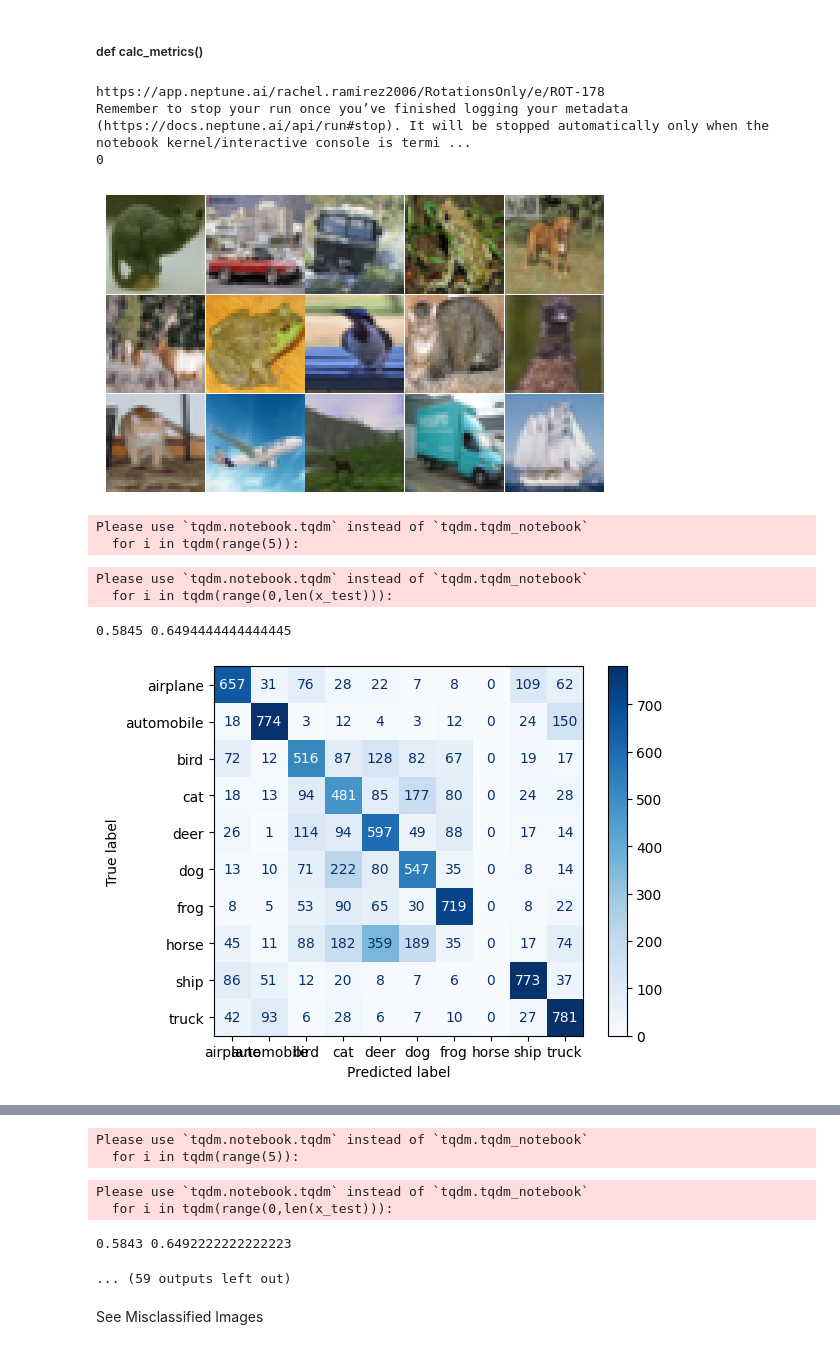
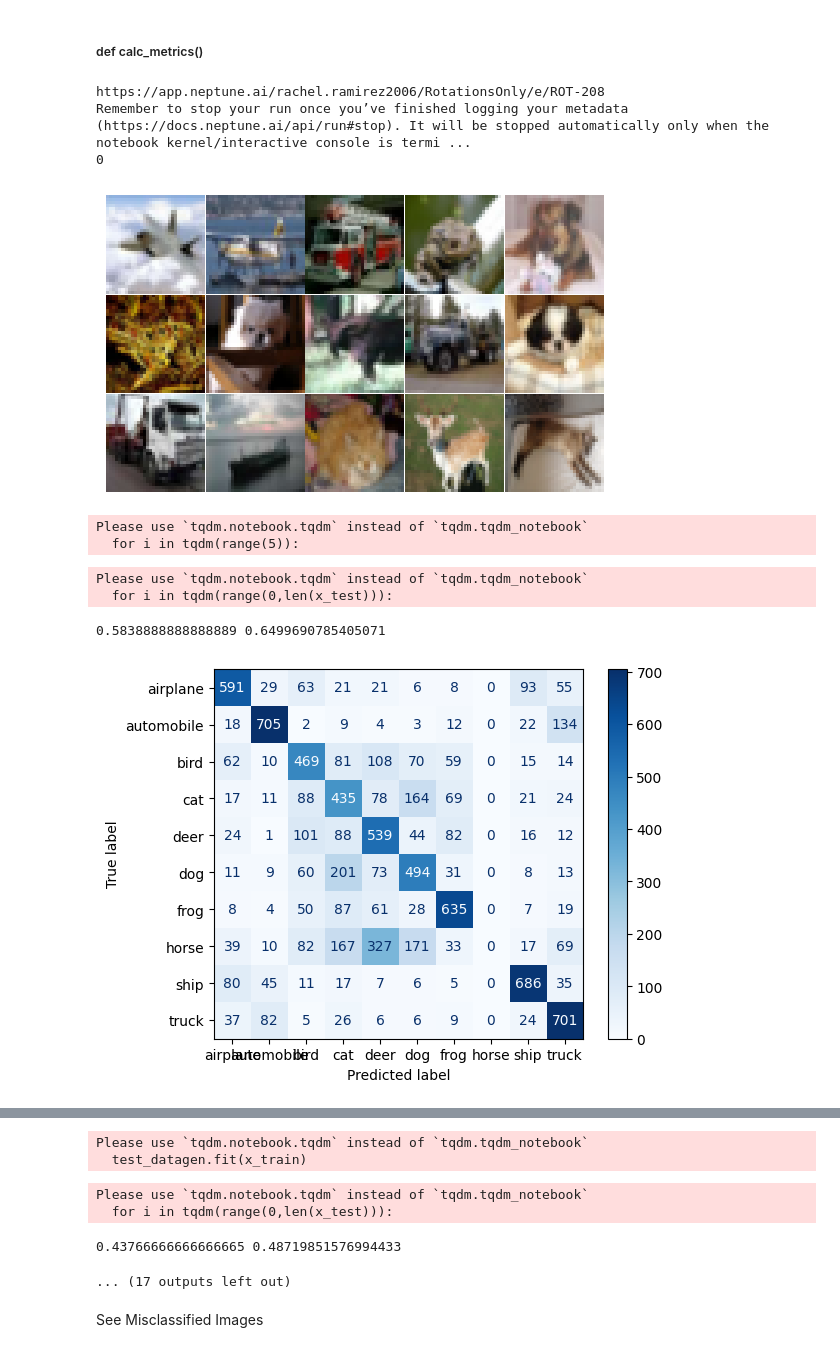
Before and after one commit to RachelRamirez/tta, a Jupyter notebook: TTA_experiments_only.ipynb, the cells around one changed output, grey strips where cells are left out. Saved outputs shown, nothing was run; the diff lists cells and outputs as text; code cells hidden in the pictures.

```diff
--- a/TTA_experiments_only.ipynb
+++ b/TTA_experiments_only.ipynb
@@ -183,17 +183,32 @@ Now you split the new training dataset without the horses randomly into a train
 # %%
 from sklearn.model_selection import train_test_split
 x_train, x_val, y_train, y_val = train_test_split(x_train_no_horse, y_train_no_horse, test_size=0.4, random_state=22)
-print(x_train.shape)
-print(y_train.shape)
-print(x_val.shape)
-print(y_val.shape)
-print(x_test.shape)
-print(y_test.shape)
+#  print(x_train.shape)
+#  print(y_train.shape)
+#  print(x_val.shape)
+#  print(y_val.shape)
+#  print(x_test.shape)
+#  print(y_test.shape)
+
+
+
+x_test, x_holdout, y_test, y_holdout = train_test_split(x_test, y_test, test_size=0.1, random_state=22)
+print("X train:",  x_train.shape)
+print("Y train:",  y_train.shape)
+print("X Val:",   x_val.shape)
+print("Y Val:",   y_val.shape)
+print("~~~~~~~~~~~~~~~~~~~~~~~~~~~~~")
+print("X Test:",  x_test.shape)
+print("Y Test:",  y_test.shape)
+print("X Holdout:", x_holdout.shape)
+print("Y Holdout:", y_holdout.shape)
+
+
 
 #Before training the NNs with the data, we normalize the data to be in the range between -1 and 1.
 x_train=((x_train/255)-0.5)*2
 x_val=((x_val/255)-0.5)*2
 x_test=((x_test/255)-0.5)*2
-
+x_holdout=((x_holdout/255)-0.5)*2
 x_test.min(), x_test.max()
 # %% [output]
@@ -709,7 +727,7 @@ def calc_metrics():
 
 
 # create a dictionary of  parameters to pass to data_generator
-for rot_degree in range(0,20,2):
+for rot_degree in range(0,360,90):
   run = new_run()
 
   print(rot_degree)
@@ -754,41 +772,41 @@ for rot_degree in range(0,20,2):
   plt.figure(figsize=(12,12))
 
   # Non-Bayesian
   plt.subplot(4,3,1)
   plot_hists_basic(nll, "Non-Bayesian nll of max p", "NLL", [-0.2,2])
   plt.subplot(4,3,2)
   plt.axis("off")
   plt.subplot(4,3,3)
   plot_hists_basic(entropy, "Non-Bayesian entropy", "Entropy", [-0.2,3.2])
 
 
 
 
   # w/TTA Methods
   plt.subplot(4,3,4)
   plot_hists(nll_tta, "TTA nll of max p", "NLL", [-0.2,2])
   plt.subplot(4,3,5)
   plot_hists(pred_std_tta, "TTA std dev.", "std", [-0.2,0.8])
   plt.subplot(4,3,6)
   plot_hists(entropy_tta, "TTA entropy", "Entropy", [-0.2,3.2])
 
 
 
 
   plt.show()
 
   run.stop()
 # %% [output]
-https://app.neptune.ai/rachel.ramirez2006/RotationsOnly/e/ROT-178
+https://app.neptune.ai/rachel.ramirez2006/RotationsOnly/e/ROT-208
 Remember to stop your run once you’ve finished logging your metadata (https://docs.neptune.ai/api/run#stop). It will be stopped automatically only when the notebook kernel/interactive console is termi ...
 0
-[figure, old version]
+[figure, new version]
 Please use `tqdm.notebook.tqdm` instead of `tqdm.tqdm_notebook`
   for i in tqdm(range(5)):
 Please use `tqdm.notebook.tqdm` instead of `tqdm.tqdm_notebook`
   for i in tqdm(range(0,len(x_test))):
-0.5845 0.6494444444444445
+0.5838888888888889 0.6499690785405071
-[figure, old version]
+[figure, new version]
 [figure]
 Shutting down background jobs, please wait a moment...
 Done!
@@ -803,9 +821,9 @@ Remember to stop your run once you’ve finished logging your metadata (https://
 Please use `tqdm.notebook.tqdm` instead of `tqdm.tqdm_notebook`
-  for i in tqdm(range(5)):
+  test_datagen.fit(x_train)
 Please use `tqdm.notebook.tqdm` instead of `tqdm.tqdm_notebook`
   for i in tqdm(range(0,len(x_test))):
-0.5843 0.6492222222222223
+0.43766666666666665 0.48719851576994433
-... (59 outputs left out)
+... (17 outputs left out)
 # %%
 # run["val_cm"] = val_cm                    #This should never change unless the vanilla model changes
 # run["test_acc_all"] = test_acc_all        #This should never change unless the vanilla model changes
```
Also changed, not shown: parts of 11 cells of this notebook.
